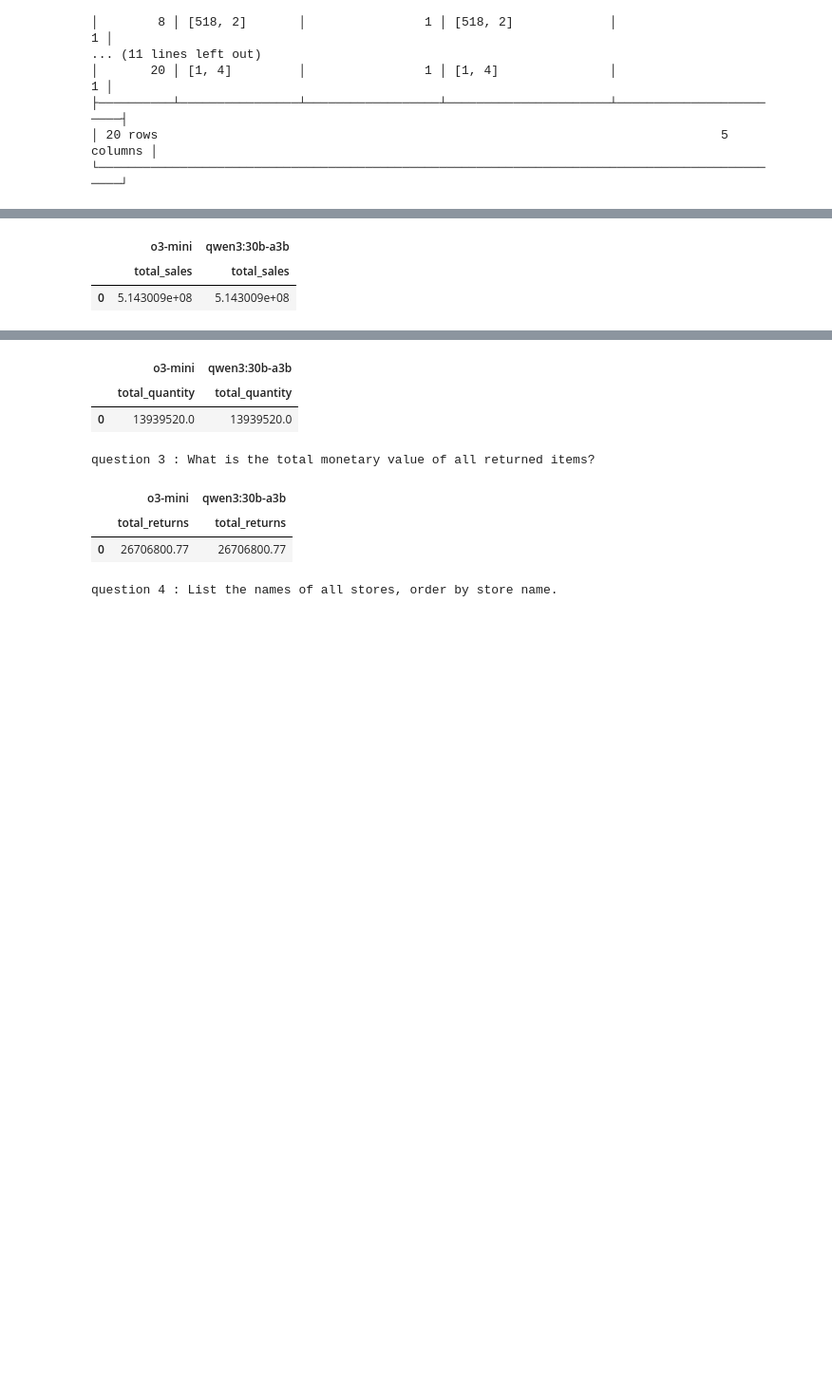
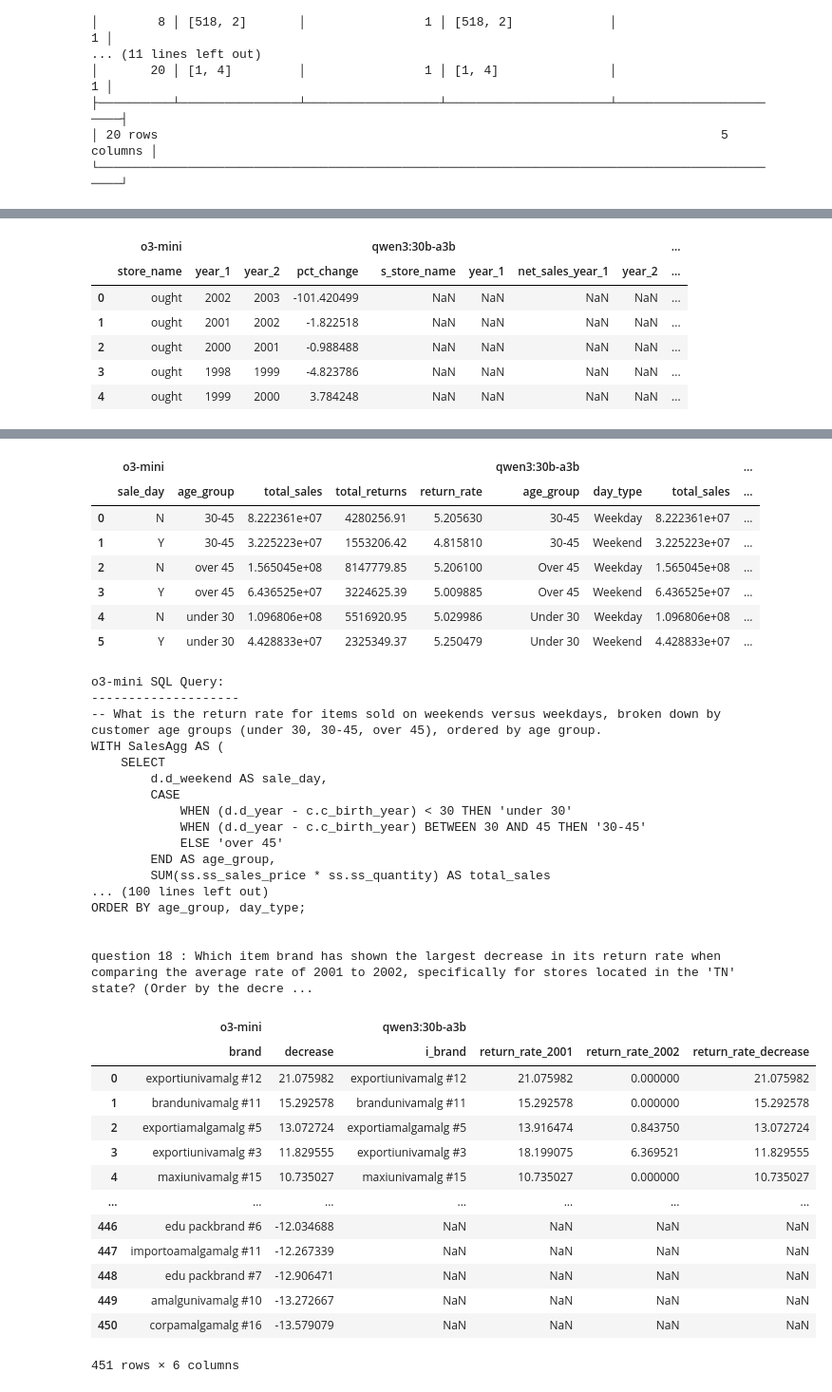
Before and after one commit to djouallah/semantic_sql_testing, a Jupyter notebook: SLM_SQL_test.ipynb, the cells around one changed output, grey strips where cells are left out. Shown at 95% size. Cells and saved outputs as stored; diff of their text form; code cells hidden in the pictures; blank space fills up the shorter version.

```diff
--- a/SLM_SQL_test.ipynb
+++ b/SLM_SQL_test.ipynb
@@ -251,10 +249,22 @@ def ask_question(questions, test_model,provider,api_key=None, azure_endpoint=Non
 def display_side_by_side(nbr, model1, model2):
     print(f"question {nbr} : " + duckdb.sql(f" select question from results_filtered where nbr = {nbr}  ").fetchone()[0])
     try:
-        df1 = con.sql(duckdb.sql(f""" select sql_query from results_filtered where nbr = {nbr} and model = '{model1}' """).fetchone()[0]).df()
-        df2 = con.sql(duckdb.sql(f""" select sql_query from results_filtered where nbr = {nbr} and model = '{model2}' """).fetchone()[0]).df()
+        sql_query1 = duckdb.sql(f""" select sql_query from results_filtered where nbr = {nbr} and model = '{model1}' """).fetchone()[0]
+        sql_query2 = duckdb.sql(f""" select sql_query from results_filtered where nbr = {nbr} and model = '{model2}' """).fetchone()[0]
+        df1 = con.sql(sql_query1).df()
+        df2 = con.sql(sql_query2).df()
         side_by_side = pd.concat([df1, df2], axis=1, keys=[model1, model2])
         display(side_by_side)
+        # Print the SQL queries clearly labeled
+        print(f"{model1} SQL Query:")
+        print("--------------------")
+        print(sql_query1)
+        print("\n") # Add a newline for separation
+
+        print(f"{model2} SQL Query:")
+        print("--------------------")
+        print(sql_query2)
+        print("\n") # Add a newline for separation
     except Exception as e:
         print(f"Error executing query for nbr {nbr}: {e}")
 # %%
@@ -497,4 +590,4 @@ Exact resultsets for 12 questions: [1, 2, 3, 4, 6, 7, 8, 9, 10, 11, 13, 20]
 # %%
-for nbr in list(range(1, 21)):
+for nbr in different_results:
     display_side_by_side(nbr, model1, model2)
 # %% [output]
@@ -502,3 +595,7 @@ question 1 : What is the overall total sales revenue?
-|  | o3-mini | qwen3:30b-a3b |
-|  | total_sales | total_sales |
-| 0 | 5.143009e+08 | 5.143009e+08 |
+|  | o3-mini |  |  |  | qwen3:30b-a3b |  |  |  | ... |
+|  | store_name | year_1 | year_2 | pct_change | s_store_name | year_1 | net_sales_year_1 | year_2 | ... |
+| 0 | ought | 2002 | 2003 | -101.420499 | NaN | NaN | NaN | NaN | ... |
+| 1 | ought | 2001 | 2002 | -1.822518 | NaN | NaN | NaN | NaN | ... |
+| 2 | ought | 2000 | 2001 | -0.988488 | NaN | NaN | NaN | NaN | ... |
+| 3 | ought | 1998 | 1999 | -4.823786 | NaN | NaN | NaN | NaN | ... |
+| 4 | ought | 1999 | 2000 | 3.784248 | NaN | NaN | NaN | NaN | ... |
@@ -506,8 +619,39 @@ question 2 : What is the total number of items sold across all transactions?
-|  | o3-mini | qwen3:30b-a3b |
-|  | total_quantity | total_quantity |
-| 0 | 13939520.0 | 13939520.0 |
+|  | o3-mini |  |  |  |  | qwen3:30b-a3b |  |  | ... |
+|  | sale_day | age_group | total_sales | total_returns | return_rate | age_group | day_type | total_sales | ... |
+| 0 | N | 30-45 | 8.222361e+07 | 4280256.91 | 5.205630 | 30-45 | Weekday | 8.222361e+07 | ... |
+| 1 | Y | 30-45 | 3.225223e+07 | 1553206.42 | 4.815810 | 30-45 | Weekend | 3.225223e+07 | ... |
+| 2 | N | over 45 | 1.565045e+08 | 8147779.85 | 5.206100 | Over 45 | Weekday | 1.565045e+08 | ... |
+| 3 | Y | over 45 | 6.436525e+07 | 3224625.39 | 5.009885 | Over 45 | Weekend | 6.436525e+07 | ... |
+| 4 | N | under 30 | 1.096806e+08 | 5516920.95 | 5.029986 | Under 30 | Weekday | 1.096806e+08 | ... |
+| 5 | Y | under 30 | 4.428833e+07 | 2325349.37 | 5.250479 | Under 30 | Weekend | 4.428833e+07 | ... |
-question 3 : What is the total monetary value of all returned items?
+o3-mini SQL Query:
+--------------------
+-- What is the return rate for items sold on weekends versus weekdays, broken down by customer age groups (under 30, 30-45, over 45), ordered by age group.
+WITH SalesAgg AS (
+    SELECT
+        d.d_weekend AS sale_day,
+        CASE
+            WHEN (d.d_year - c.c_birth_year) < 30 THEN 'under 30'
+            WHEN (d.d_year - c.c_birth_year) BETWEEN 30 AND 45 THEN '30-45'
+            ELSE 'over 45'
+        END AS age_group,
+        SUM(ss.ss_sales_price * ss.ss_quantity) AS total_sales
+... (100 lines left out)
+ORDER BY age_group, day_type;
+
+
+question 18 : Which item brand has shown the largest decrease in its return rate when comparing the average rate of 2001 to 2002, specifically for stores located in the 'TN' state? (Order by the decre ...
-|  | o3-mini | qwen3:30b-a3b |
-|  | total_returns | total_returns |
-| 0 | 26706800.77 | 26706800.77 |
+|  | o3-mini |  | qwen3:30b-a3b |  |  |  |
+|  | brand | decrease | i_brand | return_rate_2001 | return_rate_2002 | return_rate_decrease |
+| 0 | exportiunivamalg #12 | 21.075982 | exportiunivamalg #12 | 21.075982 | 0.000000 | 21.075982 |
+| 1 | brandunivamalg #11 | 15.292578 | brandunivamalg #11 | 15.292578 | 0.000000 | 15.292578 |
+| 2 | exportiamalgamalg #5 | 13.072724 | exportiamalgamalg #5 | 13.916474 | 0.843750 | 13.072724 |
+| 3 | exportiunivamalg #3 | 11.829555 | exportiunivamalg #3 | 18.199075 | 6.369521 | 11.829555 |
+| 4 | maxiunivamalg #15 | 10.735027 | maxiunivamalg #15 | 10.735027 | 0.000000 | 10.735027 |
+| ... | ... | ... | ... | ... | ... | ... |
+| 446 | edu packbrand #6 | -12.034688 | NaN | NaN | NaN | NaN |
+| 447 | importoamalgamalg #11 | -12.267339 | NaN | NaN | NaN | NaN |
+| 448 | edu packbrand #7 | -12.906471 | NaN | NaN | NaN | NaN |
+| 449 | amalgunivamalg #10 | -13.272667 | NaN | NaN | NaN | NaN |
+| 450 | corpamalgamalg #16 | -13.579079 | NaN | NaN | NaN | NaN |
-question 4 : List the names of all stores, order by store name.
+451 rows × 6 columns
```
Also changed, not shown: parts of 14 cells of this notebook.
